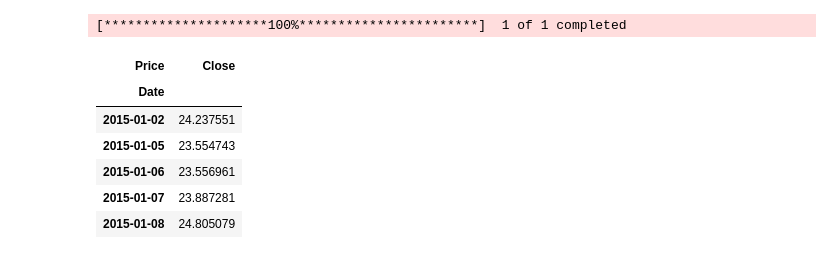
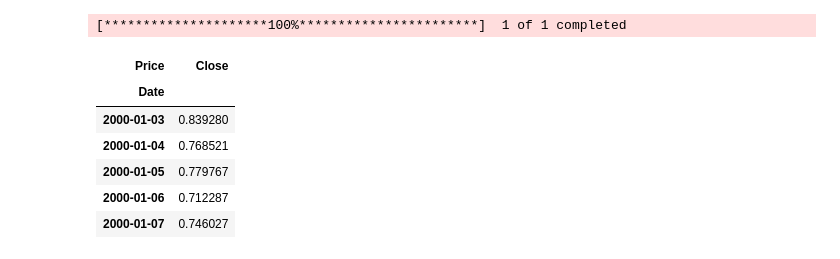
Before and after one commit to zahidp24/Python_project, a Jupyter notebook: Project_python.ipynb, the cells around one changed output. Saved outputs shown, nothing was run; the diff lists cells and outputs as text; code cells hidden in the pictures.

```diff
--- a/Project_python.ipynb
+++ b/Project_python.ipynb
@@ -4,16 +5,18 @@ import pandas as pd
 # %%
 from dca_simulator.data_loader import load_price_data
 from dca_simulator.data_processing import data_process
-from dca_simulator.strategies import dca_DD
+from dca_simulator.strategies import dca_DD, dca_standard
+from dca_simulator.backtest import perf_backtest
+from dca_simulator.metrics import compute_roi, compute_cagr
 
-raw = load_price_data("AAPL", "2015-01-01", "2025-01-01")
+raw = load_price_data("AAPL", "2000-01-01", "2025-01-01")
 raw.head()
 # %% [output]
 [*********************100%***********************]  1 of 1 completed
 | Price | Close |
 | Date |  |
-| 2015-01-02 | 24.237551 |
-| 2015-01-05 | 23.554743 |
-| 2015-01-06 | 23.556961 |
-| 2015-01-07 | 23.887281 |
-| 2015-01-08 | 24.805079 |
+| 2000-01-03 | 0.839280 |
+| 2000-01-04 | 0.768521 |
+| 2000-01-05 | 0.779767 |
+| 2000-01-06 | 0.712287 |
+| 2000-01-07 | 0.746027 |
```
Also changed, not shown: parts of 6 cells of this notebook, 2 other files.
